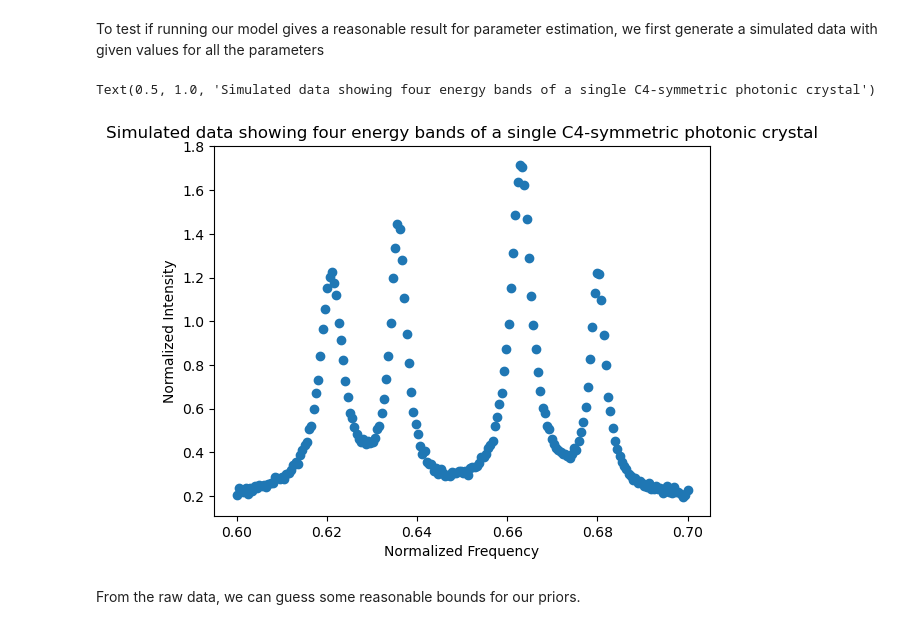
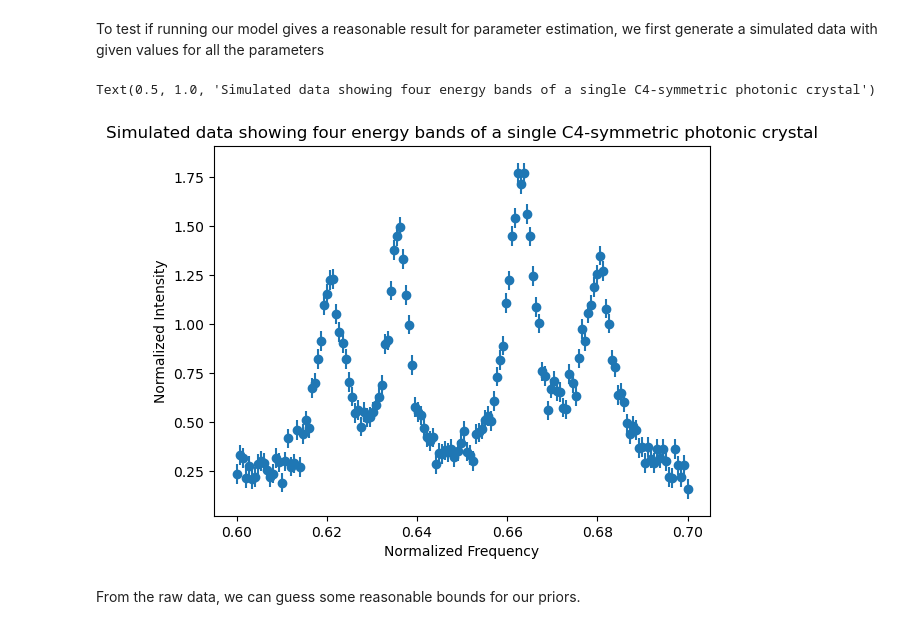
Before and after one commit to phys201/Hamiltonian-photonic-crystal, a Jupyter notebook: Documentation.ipynb, the cells around one changed output. Drawn from its saved outputs; the diff is of its cells as text; code cells hidden in the pictures.

```diff
--- a/Documentation.ipynb
+++ b/Documentation.ipynb
@@ -91,38 +91,38 @@ from photonic_hamiltonian.inference import Model
 To test if running our model gives a reasonable result for parameter estimation, we first generate a simulated data with given values for all the parameters
 # %%
 # Create simulated data
-N = 200
+N = 150
 simu_normf = np.linspace(0.60,0.70,N)    # create normalized frequency, "x" variable
 
 #set all hamiltonian parameters as some constants
 u11 = 0.008
 u20 = 0.0015
 e0 = 0.65
 de = 0.02
 A0 = 0.2
 [A1,A2,A3,A4] = [1,1.2,1.5,1]
-[W1,W2,W3,W4] = [0.003,0.0021,0.0028,0.002]
+[W1,W2,W3,W4] = [0.003,0.0027,0.0035,0.0039]
 theta = [u11, u20, e0,de, A0, A1, A2, A3, A4, W1,W2,W3,W4]
 #create normalized intensity
 line = Model.fit_curve(simu_normf, theta)
 
 #create noise
-sigma_noise = 0.01
+sigma_noise = 0.05
 noise = np.random.normal(0, sigma_noise, N)
 
 #create data array
 simu_data = xr.Dataset(data_vars = {'spectrum': ('normf', line + noise),
                                   'spectrum_std': ('normf', [sigma_noise]*N)},
                      coords = { 'normf': simu_normf})
 
 #plot the simulated data to visualize the four peaks
 plt.errorbar(simu_normf, line + noise, sigma_noise, fmt='o')
 plt.xlabel('Normalized Frequency')
 plt.ylabel('Normalized Intensity')
 plt.title('Simulated data showing four energy bands of a single C4-symmetric photonic crystal')
 # %% [output]
 Text(0.5, 1.0, 'Simulated data showing four energy bands of a single C4-symmetric photonic crystal')
-[figure, old version]
+[figure, new version]
 # %% [markdown]
 From the raw data, we can guess some reasonable bounds for our priors.
 # %%
```
Also changed, not shown: parts of 4 cells of this notebook.
